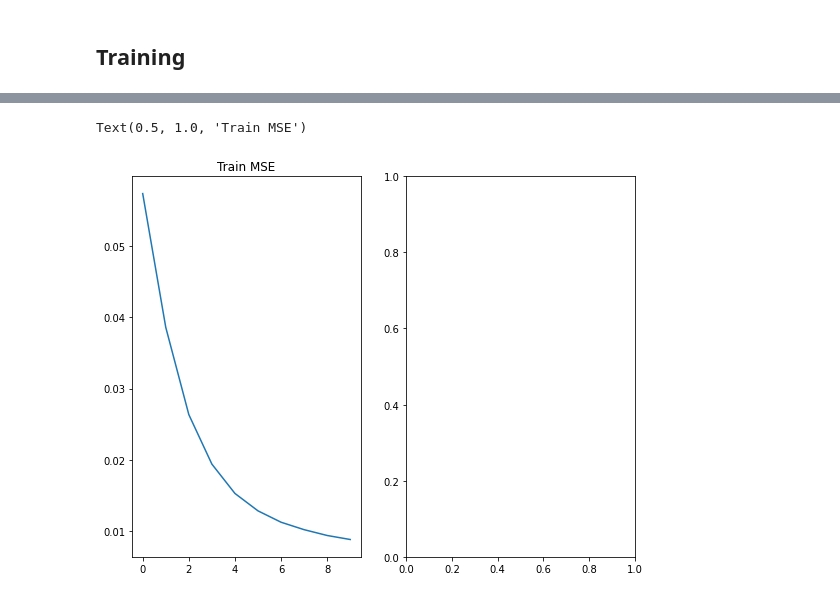
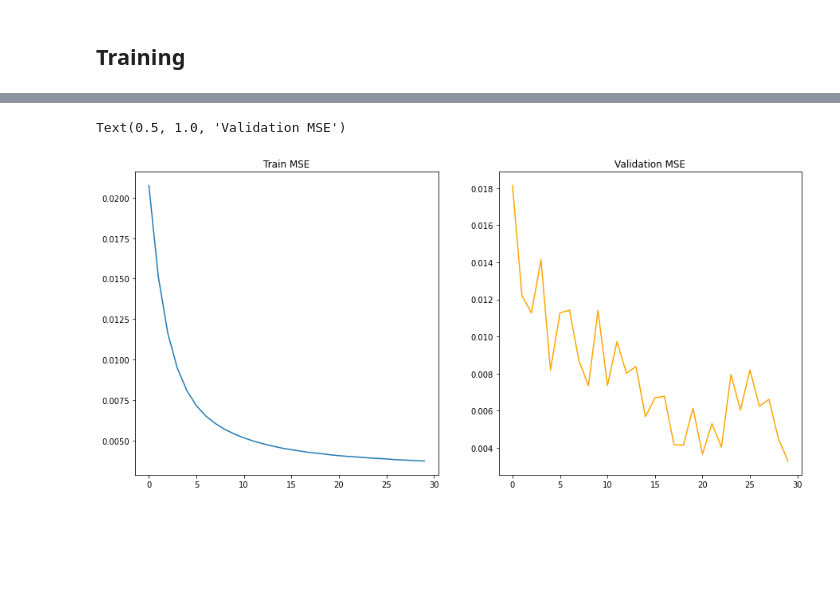
Before and after one commit to maniatisni/iDAS-self-supervised-denoising, a Jupyter notebook: train.ipynb, the cells around one changed output, grey strips where cells are left out. Cells and saved outputs as stored; diff of their text form; code cells hidden in the pictures; blank space fills up the shorter version.

```diff
--- a/train.ipynb
+++ b/train.ipynb
@@ -31,16 +20,16 @@ for file in train_files:
 # %% [markdown]
 ## Hyperparameters
 # %%
-N_sub = 11
+N_sub = 32
 batch_size = 32
 hidden_layers = 6
 learning_rate = 5e-6
-num_epochs = 10
+num_epochs = 30
 # %% [markdown]
 ## Datasets and DataLoaders
 # %%
-# train_dataset = mask_dataset(data_path='train', f_min=1, f_max=10, N_sub=N_sub, sampleRate=sampleRate)
-# train_loader = DataLoader(train_dataset, batch_size=batch_size, drop_last=True, shuffle=True)
+train_dataset = mask_dataset(data_path='train-events', f_min=1, f_max=10, N_sub=N_sub, sampleRate=sampleRate)
+train_loader = DataLoader(train_dataset, batch_size=batch_size, drop_last=True, shuffle=True)
 # %%
-# val_dataset = mask_dataset(data_path='validation', f_min=1, f_max=10, N_sub=N_sub, sampleRate=sampleRate)
-# val_loader = DataLoader(val_dataset, batch_size=batch_size, drop_last=True, shuffle=True)
+val_dataset = mask_dataset(data_path='validation-events', f_min=1, f_max=10, N_sub=N_sub, sampleRate=sampleRate)
+val_loader = DataLoader(val_dataset, batch_size=batch_size, drop_last=True, shuffle=True)
@@ -57,7 +43,7 @@ print(f'device is {device}.')
 # model.to(device)
 # Load model trained at synthetic data
 model = DenoisingUNet(input_bands=1, output_classes=1, hidden_channels=hidden_layers)
-state = torch.load('./new_model_tests/synthetic-train-3.pth')
+state = torch.load('./new_model_tests/synthetic-train-1085.pth')
 model.load_state_dict(state['model_state_dict'])
 model.train()
 model.to(device)
@@ -144,13 +135,13 @@ Epoch: 9 Training Loss: 0.008842259688923756
 # %%
-fig, (ax1, ax2) = plt.subplots(1, 2, figsize=(9, 7))
+fig, (ax1, ax2) = plt.subplots(1, 2, figsize=(15, 7))
 ax1.plot(epochs_losses_train)
 # ax1.set_yscale("log")
 ax1.set_title("Train MSE")
-# ax2.plot(epochs_losses_val, 'orange')
-# ax2.set_title("Validation MSE")
+ax2.plot(epochs_losses_val, 'orange')
+ax2.set_title("Validation MSE")
 # %% [output]
-Text(0.5, 1.0, 'Train MSE')
+Text(0.5, 1.0, 'Validation MSE')
-[figure, old version]
+[figure, new version]
 # %%
 torch.save({
     'epoch': epoch,
```
Also changed, not shown: parts of 6 cells of this notebook, 1 other file.
